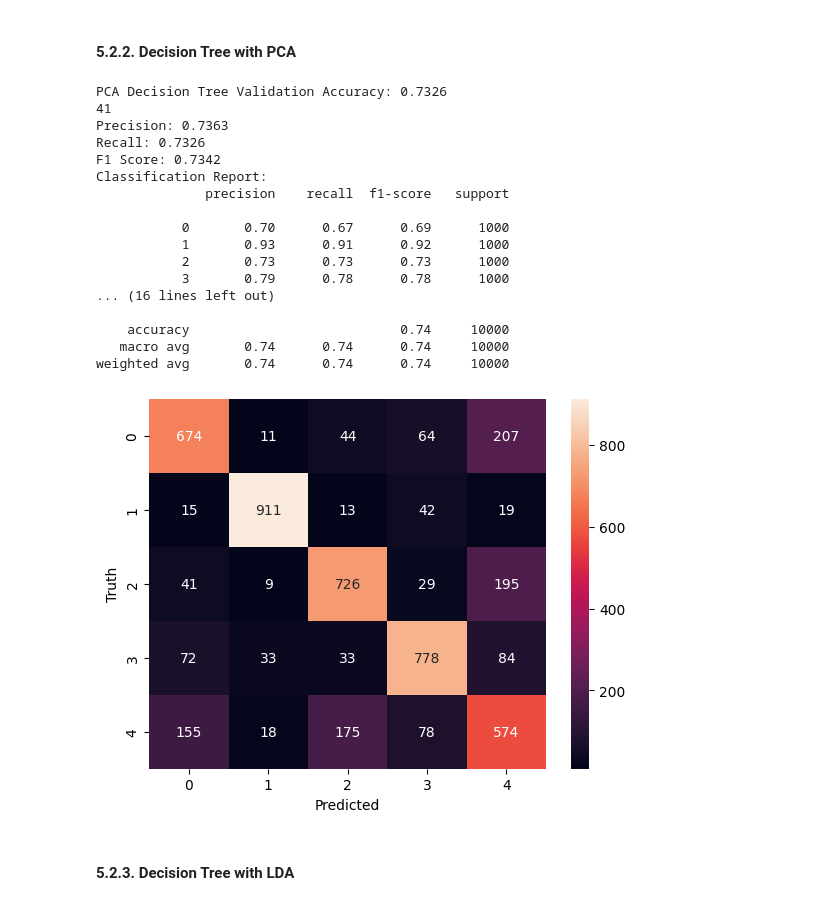
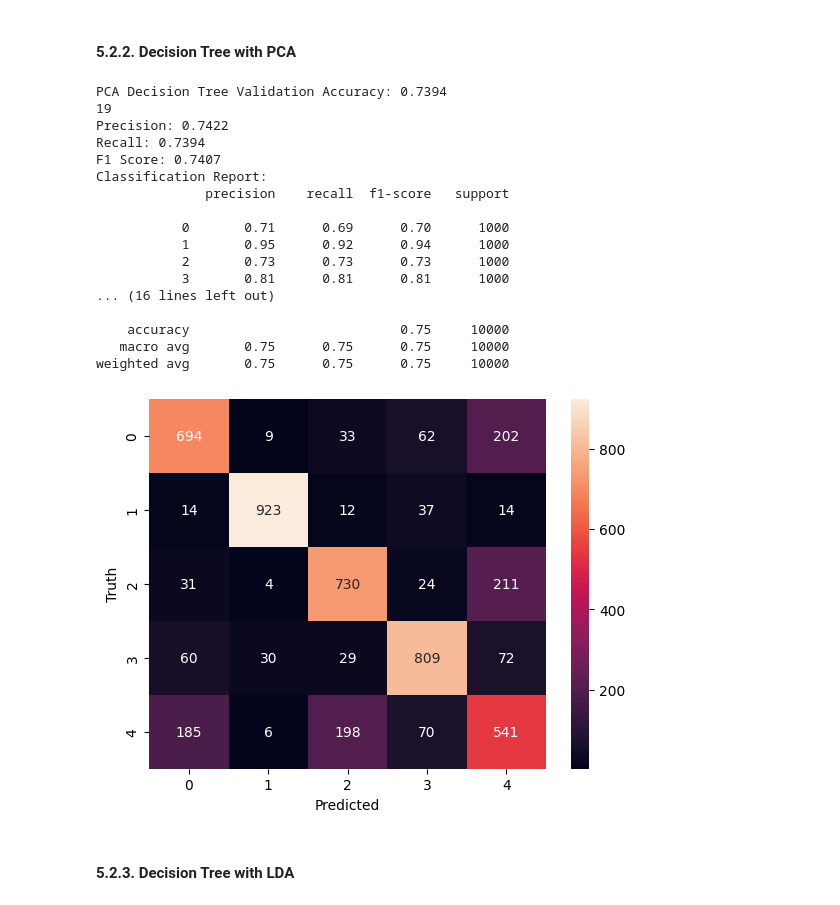
Before and after one commit to PetyaPetrova96/clasifying-clothing-types-, a Jupyter notebook: steps.ipynb, the cells around one changed output. Drawn from its saved outputs; the diff is of its cells as text; code cells hidden in the pictures.

```diff
--- a/steps.ipynb
+++ b/steps.ipynb
@@ -1098,7 +1090,7 @@ Minimal difference, but still the winner is k= 15, because the differences betwe
 # %% [markdown]
 #### 5.2.1. Decision Tree no LDA, no PCA
 # %%
-dt = DecisionTreeClassifier()
+dt = DecisionTreeClassifier(criterion='entropy')
 dt.fit(x_train_data, y_train_data)
 dt_predictions = dt.predict(x_test_data)
 dt_accuracy = accuracy_score(y_test_data, dt_predictions)
@@ -1159,7 +1151,7 @@ weighted avg       0.78      0.78      0.78     10000
 #### 5.2.2. Decision Tree with PCA
 # %%
 
-dt = DecisionTreeClassifier()
+dt = DecisionTreeClassifier(criterion='entropy')
 
 dt.fit(x_train_pca, y_train_data)
 dt_predictions = dt.predict(x_test_pca)
@@ -1177,45 +1169,45 @@ plt.ylabel('Truth')
 precision, recall, f1_score, _ = precision_recall_fscore_support(y_test_data, dt_predictions, average='weighted')
 
 print(f'Precision: {precision:.4f}')
 print(f'Recall: {recall:.4f}')
 print(f'F1 Score: {f1_score:.4f}')
 
 # Classification report with precision, recall, and F1 score
 print("Classification Report:")
 print(classification_report(y_test_data, dt_predictions))
 
 # Cross-validation for accuracy
 cv_accuracy = cross_val_score(dt, x_train_pca, y_train_data, cv=5, scoring='accuracy')
 print(f'Cross-Validation Accuracy: {np.mean(cv_accuracy):.4f}')
 
 # Cross-validation for F1 score
 cv_predictions = cross_val_predict(dt, x_train_pca, y_train_data, cv=5)
 precision, recall, f1_score, _ = precision_recall_fscore_support(y_train_data, cv_predictions, average='weighted')
 print(f'Cross-Validation F1 Score: {f1_score:.4f}')
 
 # Print the classification report for cross-validation
 cv_report = classification_report(y_train_data, cv_predictions)
 print("Cross-Validation Classification Report:")
 print(cv_report)
 # %% [output]
-PCA Decision Tree Validation Accuracy: 0.7326
-41
-Precision: 0.7363
-Recall: 0.7326
-F1 Score: 0.7342
+PCA Decision Tree Validation Accuracy: 0.7394
+19
+Precision: 0.7422
+Recall: 0.7394
+F1 Score: 0.7407
 Classification Report:
               precision    recall  f1-score   support
 
-           0       0.70      0.67      0.69      1000
-           1       0.93      0.91      0.92      1000
+           0       0.71      0.69      0.70      1000
+           1       0.95      0.92      0.94      1000
            2       0.73      0.73      0.73      1000
-           3       0.79      0.78      0.78      1000
+           3       0.81      0.81      0.81      1000
 ... (16 lines left out)
 
-    accuracy                           0.74     10000
-   macro avg       0.74      0.74      0.74     10000
-weighted avg       0.74      0.74      0.74     10000
+    accuracy                           0.75     10000
+   macro avg       0.75      0.75      0.75     10000
+weighted avg       0.75      0.75      0.75     10000
-[figure, old version]
+[figure, new version]
 # %% [markdown]
 #### 5.2.3. Decision Tree with LDA
 # %%
```
Also changed, not shown: parts of 20 cells of this notebook.
